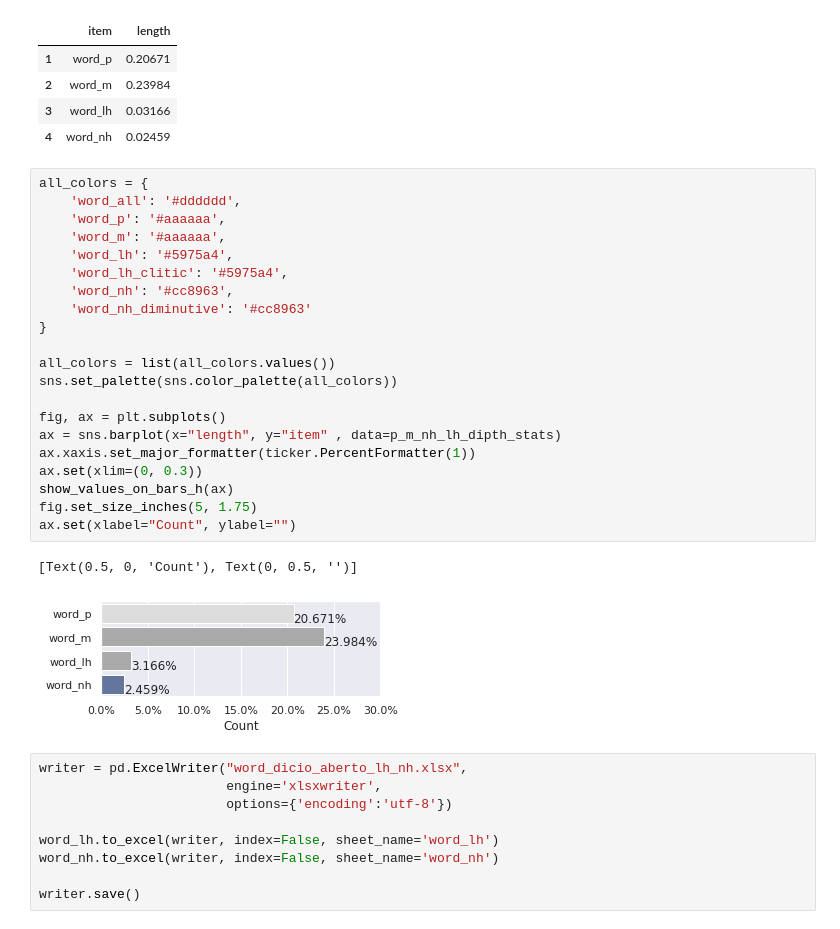
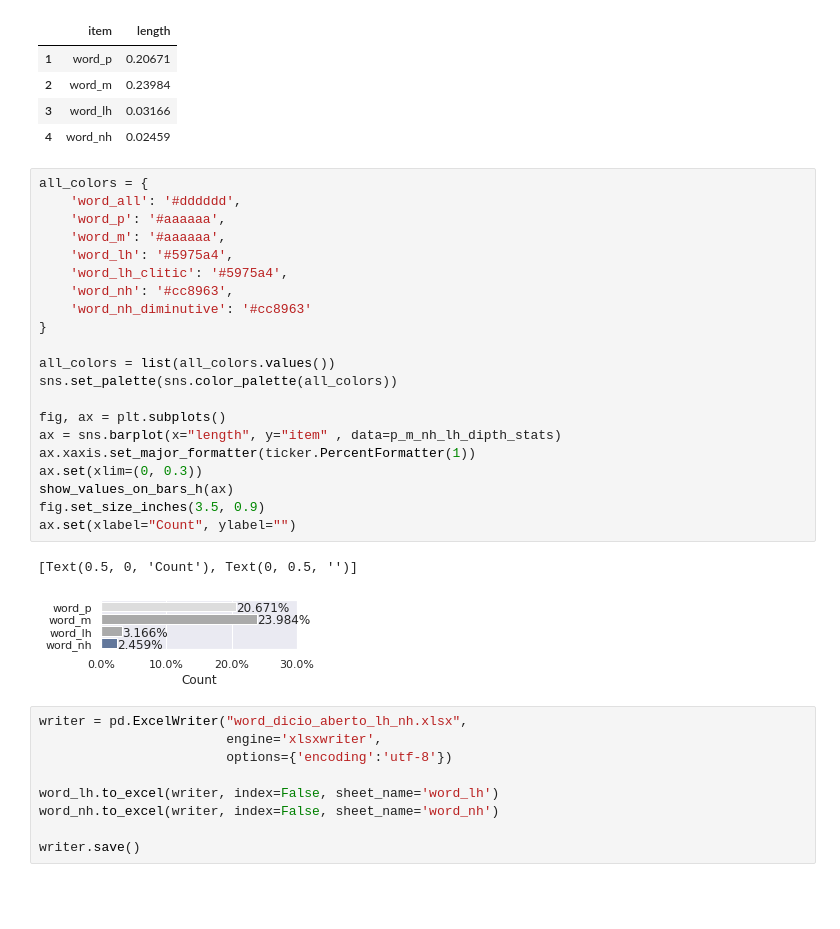
Before and after one commit to Portophon/palatal-sonorants-pt, a Jupyter notebook: NH_&_LH_DicioAberto_stats.ipynb, the cells around one changed output. Saved outputs shown, nothing was run; the diff lists cells and outputs as text; blank space fills up the shorter version.

Commit message:
image size

```diff
--- a/NH_&_LH_DicioAberto_stats.ipynb
+++ b/NH_&_LH_DicioAberto_stats.ipynb
@@ -645,27 +645,27 @@ p_m_nh_lh_dipth_stats
 # %%
 all_colors = {
     'word_all': '#dddddd',
     'word_p': '#aaaaaa',
     'word_m': '#aaaaaa',
     'word_lh': '#5975a4',
     'word_lh_clitic': '#5975a4',
     'word_nh': '#cc8963',
     'word_nh_diminutive': '#cc8963'
 }
 
 all_colors = list(all_colors.values())
 sns.set_palette(sns.color_palette(all_colors))
 
 fig, ax = plt.subplots()
 ax = sns.barplot(x="length", y="item" , data=p_m_nh_lh_dipth_stats)
 ax.xaxis.set_major_formatter(ticker.PercentFormatter(1))
 ax.set(xlim=(0, 0.3))
 show_values_on_bars_h(ax)
-fig.set_size_inches(5, 1.75)
+fig.set_size_inches(3.5, 0.9)
 ax.set(xlabel="Count", ylabel="")
 # %% [output]
 [Text(0.5, 0, 'Count'), Text(0, 0.5, '')]
-[figure, old version]
+[figure, new version]
 # %%
 writer = pd.ExcelWriter("word_dicio_aberto_lh_nh.xlsx",
                         engine='xlsxwriter',
```
Also changed, not shown: parts of 1 cell of this notebook, 3 other files.
